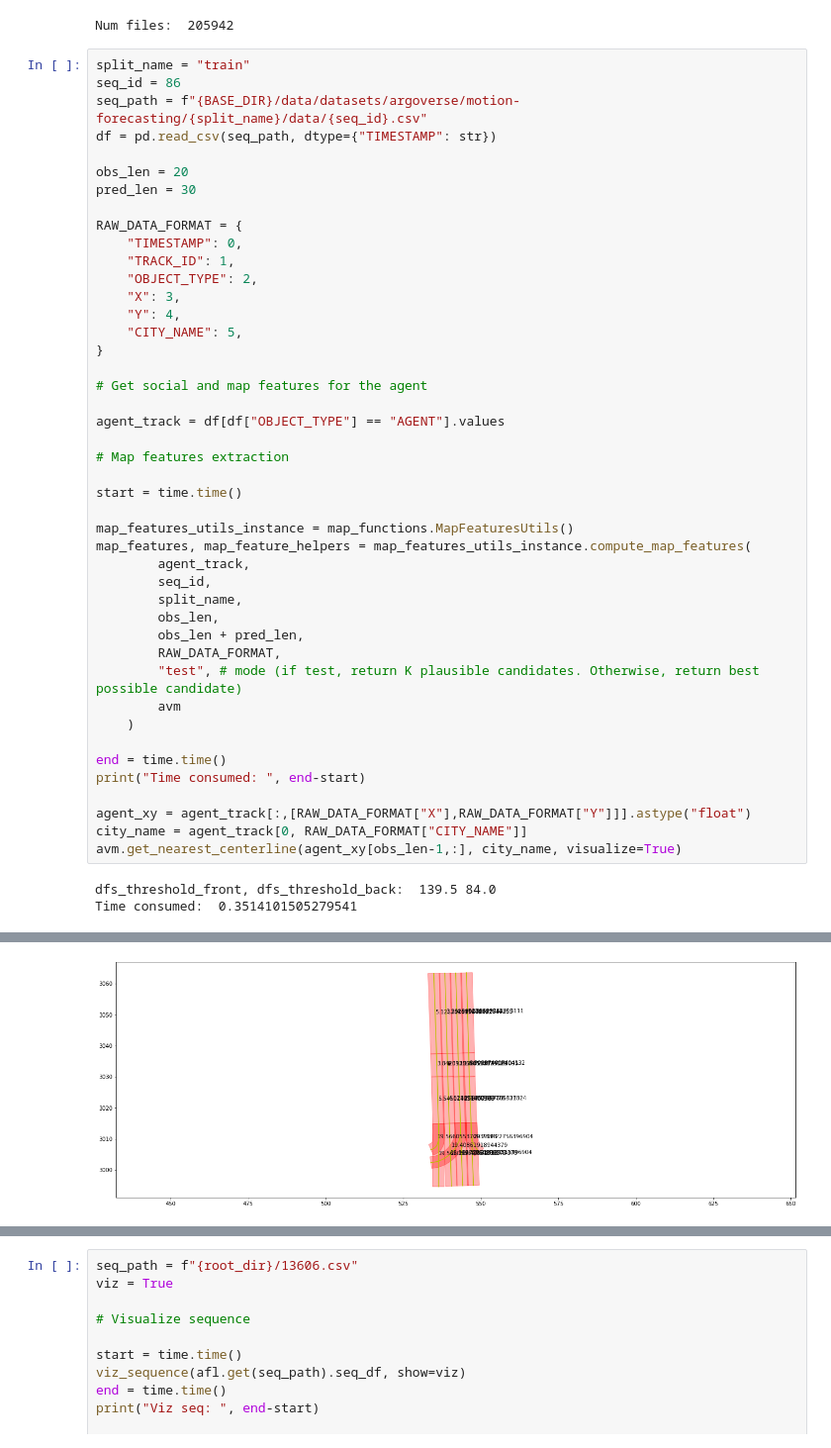
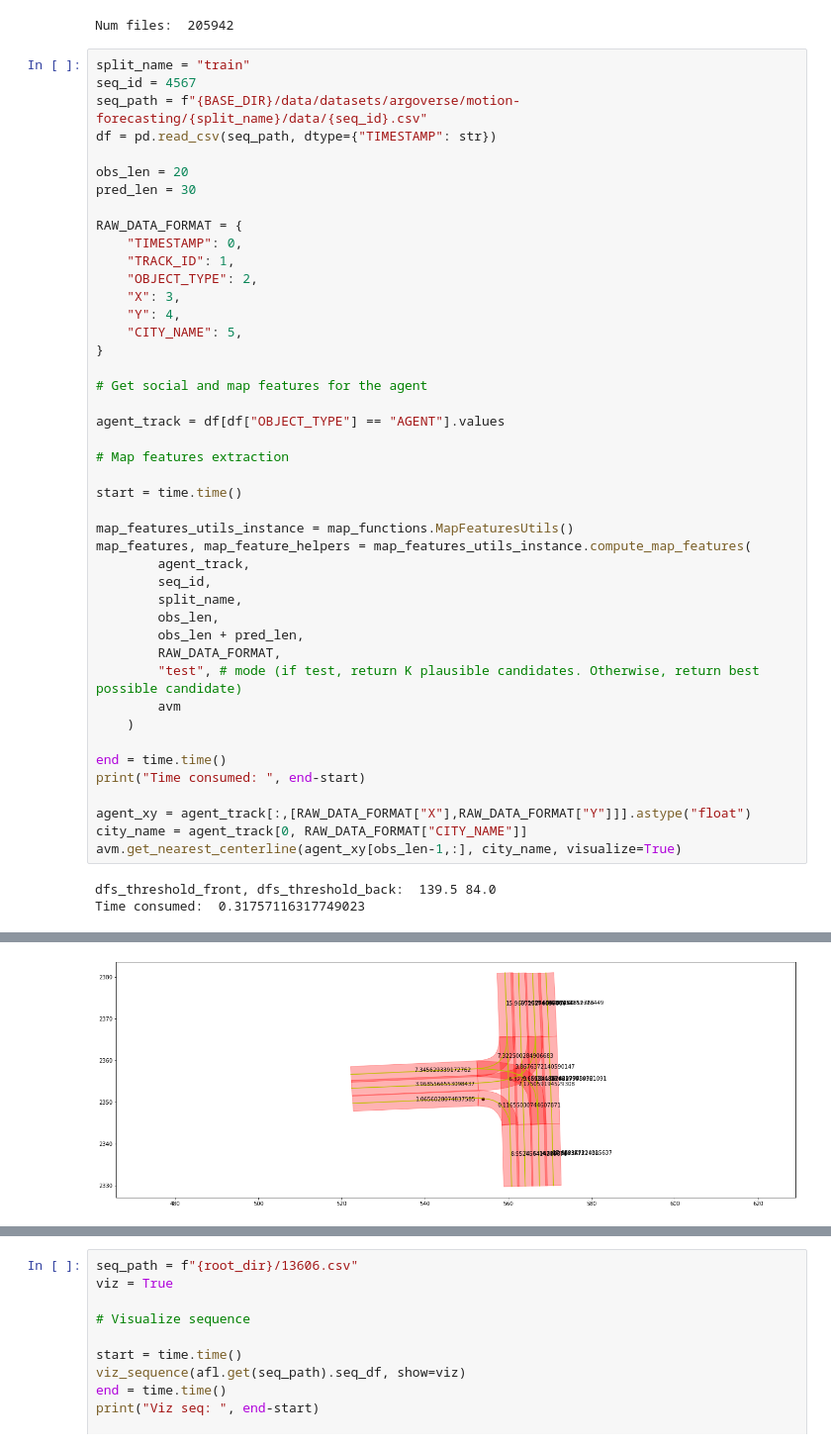
Before and after one commit to Cram3r95/mapfe4mp, a Jupyter notebook: evaluate/argoverse/test_argoverse_forecasting_map.ipynb, the cells around one changed output, grey strips where cells are left out. Shown at 99% size. Cells and saved outputs as stored; diff of their text form.

```diff
--- a/evaluate/argoverse/test_argoverse_forecasting_map.ipynb
+++ b/evaluate/argoverse/test_argoverse_forecasting_map.ipynb
@@ -51,7 +51,7 @@ print("Num files: ", num_files)
 Num files:  205942
 # %%
 split_name = "train"
-seq_id = 86
+seq_id = 4567
 seq_path = f"{BASE_DIR}/data/datasets/argoverse/motion-forecasting/{split_name}/data/{seq_id}.csv"
 df = pd.read_csv(seq_path, dtype={"TIMESTAMP": str})
 
@@ -95,4 +95,4 @@ city_name = agent_track[0, RAW_DATA_FORMAT["CITY_NAME"]]
 avm.get_nearest_centerline(agent_xy[obs_len-1,:], city_name, visualize=True)
 # %% [output]
 dfs_threshold_front, dfs_threshold_back:  139.5 84.0
-Time consumed:  0.3514101505279541
+Time consumed:  0.31757116317749023
@@ -100,2 +100,2 @@ Time consumed:  0.3514101505279541
-[figure, old version]
+[figure, new version]
 (<argoverse.map_representation.lane_segment.LaneSegment at 0x...>,
```
Also changed, not shown: parts of 6 cells of this notebook, 14 other files.
